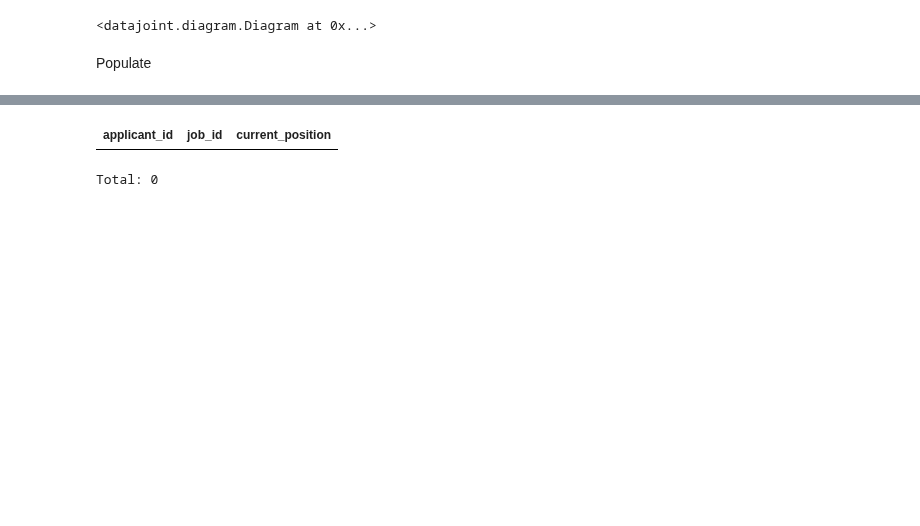
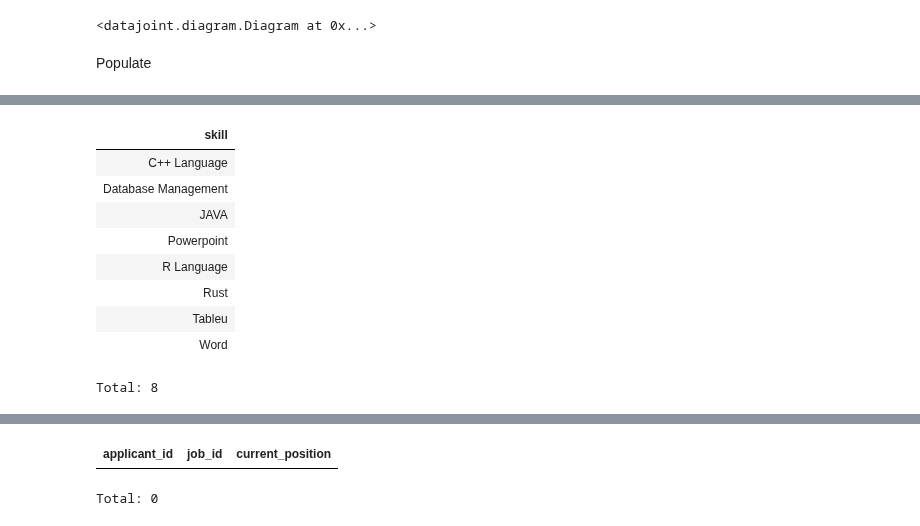
Before and after one commit to JasmineMadi/datajoint-tutorials, a Jupyter notebook: db-course/PythonFinalPro.ipynb, the cells around one changed output, grey strips where cells are left out. Drawn from its saved outputs; the diff is of its cells as text; code cells hidden in the pictures; blank space fills up the shorter version.

```diff
--- a/db-course/PythonFinalPro.ipynb
+++ b/db-course/PythonFinalPro.ipynb
@@ -136,3 +135,16 @@ keys = Manager.fetch("KEY")
+# %%
+Skill()
+# %% [output]
+| skill |
+| C++ Language |
+| Database Management |
+| JAVA |
+| Powerpoint |
+| R Language |
+| Rust |
+| Tableu |
+| Word |
+Total: 8
 # %%
 Job()
 # %% [output]
```
Also changed, not shown: parts of 10 cells of this notebook.
